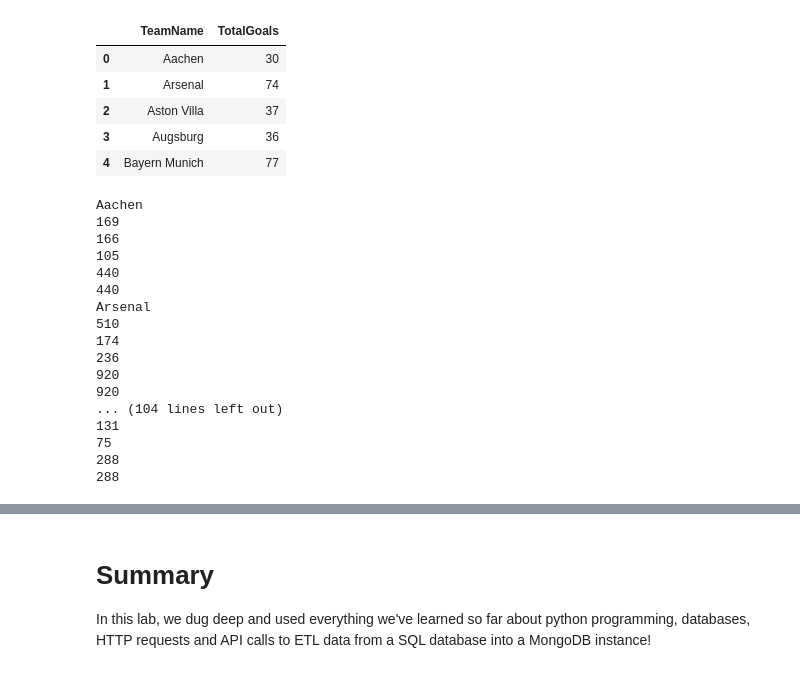
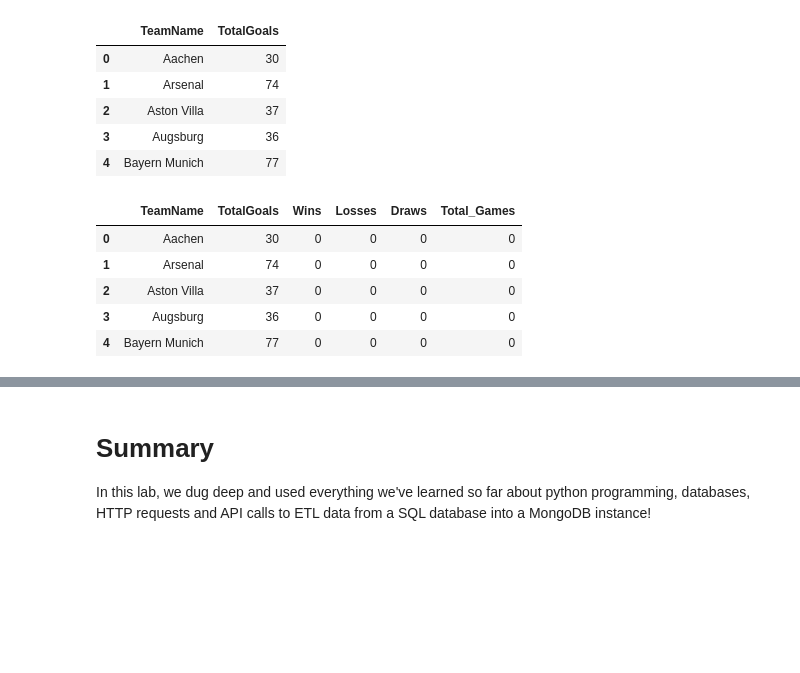
Before and after one commit to ajain1017/dsc-mod-2-lab-online-ds-pt-081219, a Jupyter notebook: index.ipynb, the cells around one changed output, grey strips where cells are left out. Saved outputs shown, nothing was run; the diff lists cells and outputs as text; code cells hidden in the pictures; blank space fills up the shorter version.

```diff
--- a/index.ipynb
+++ b/index.ipynb
@@ -168,56 +168,3 @@ df.head()
 | 2 | Aston Villa | 37 |
 | 3 | Augsburg | 36 |
 | 4 | Bayern Munich | 77 |
-# %%
-for x in df['TeamName']:
-    sum_wins = 0
-    sum_losses = 0
-    sum_draw = 0
-    sum_total = 0
-    for y in range(len(df_Matches)):
-        if df_Matches.iloc[y]['HomeTeam'] == x:
-            if df_Matches.iloc[y]['FTR'] == 'H':
-                sum_wins += 1
-                sum_total += 1
-            elif df_Matches.iloc[y]['FTR'] == 'D':
-                sum_draw += 1
-                sum_total += 1
-            else:
-                sum_losses += 1
-                sum_total += 1
-        elif df_Matches.iloc[y]['AwayTeam'] == x:
-            if df_Matches.iloc[y]['FTR'] == 'A':
-                sum_wins += 1
-                sum_total += 1
-            elif df_Matches.iloc[y]['FTR'] == 'D':
-                sum_draw += 1
-                sum_total += 1
-            else:
-                sum_losses += 1
-                sum_total += 1
-        else:
-            pass
-    print(x)
-    print(sum_wins)
-    print(sum_losses)
-    print(sum_draw)
-    print(sum_wins + sum_losses + sum_draw)
-    print(sum_total)
-# %% [output]
-Aachen
-169
-166
-105
-440
-440
-Arsenal
-510
-174
-236
-920
-920
-... (104 lines left out)
-131
-75
-288
-288
@@ -223,0 +177,9 @@ Arsenal
+# %%
+df.head()
+# %% [output]
+|  | TeamName | TotalGoals | Wins | Losses | Draws | Total_Games |
+| 0 | Aachen | 30 | 0 | 0 | 0 | 0 |
+| 1 | Arsenal | 74 | 0 | 0 | 0 | 0 |
+| 2 | Aston Villa | 37 | 0 | 0 | 0 | 0 |
+| 3 | Augsburg | 36 | 0 | 0 | 0 | 0 |
+| 4 | Bayern Munich | 77 | 0 | 0 | 0 | 0 |
```
Also changed, not shown: parts of 3 cells of this notebook.
